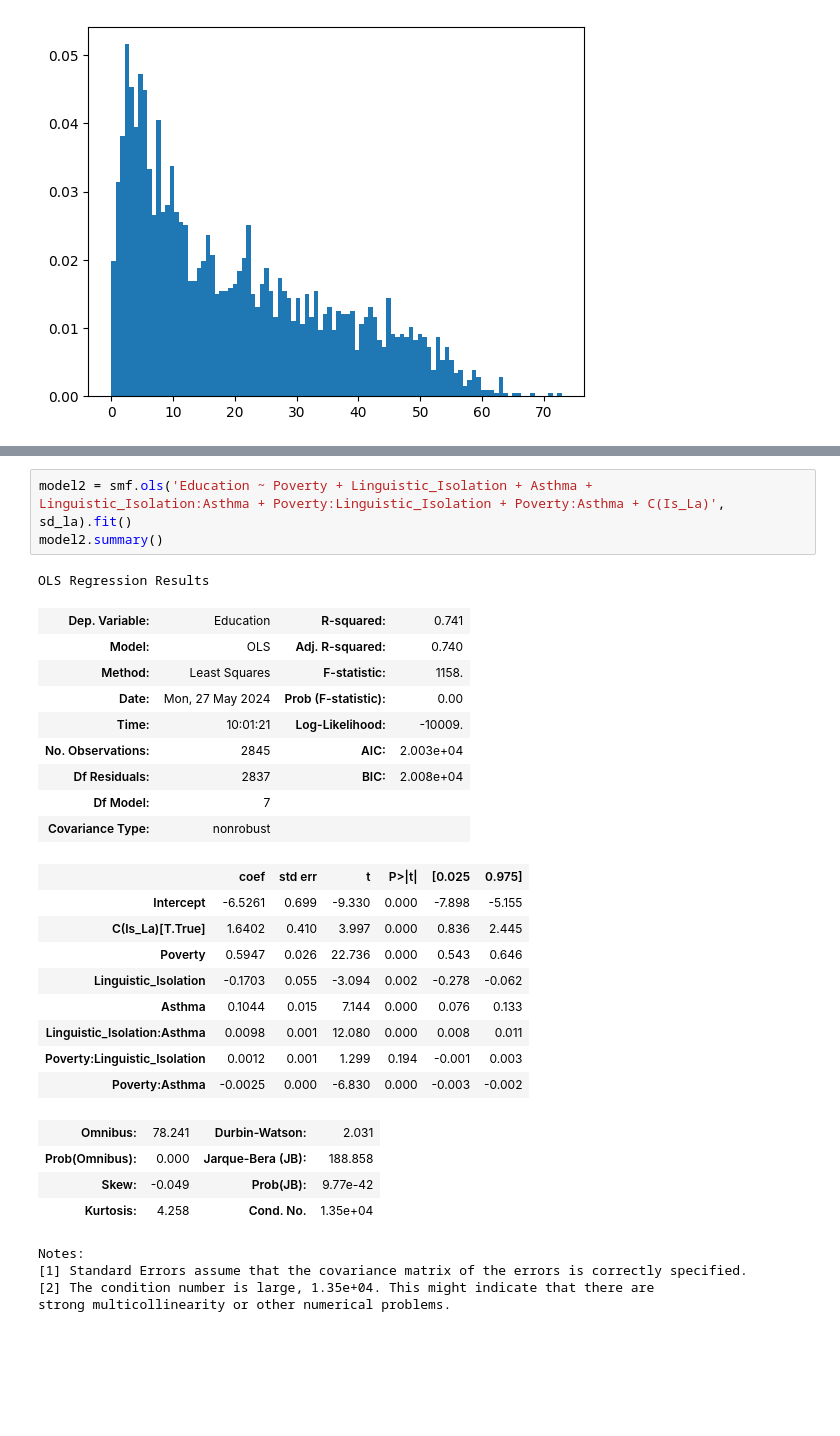
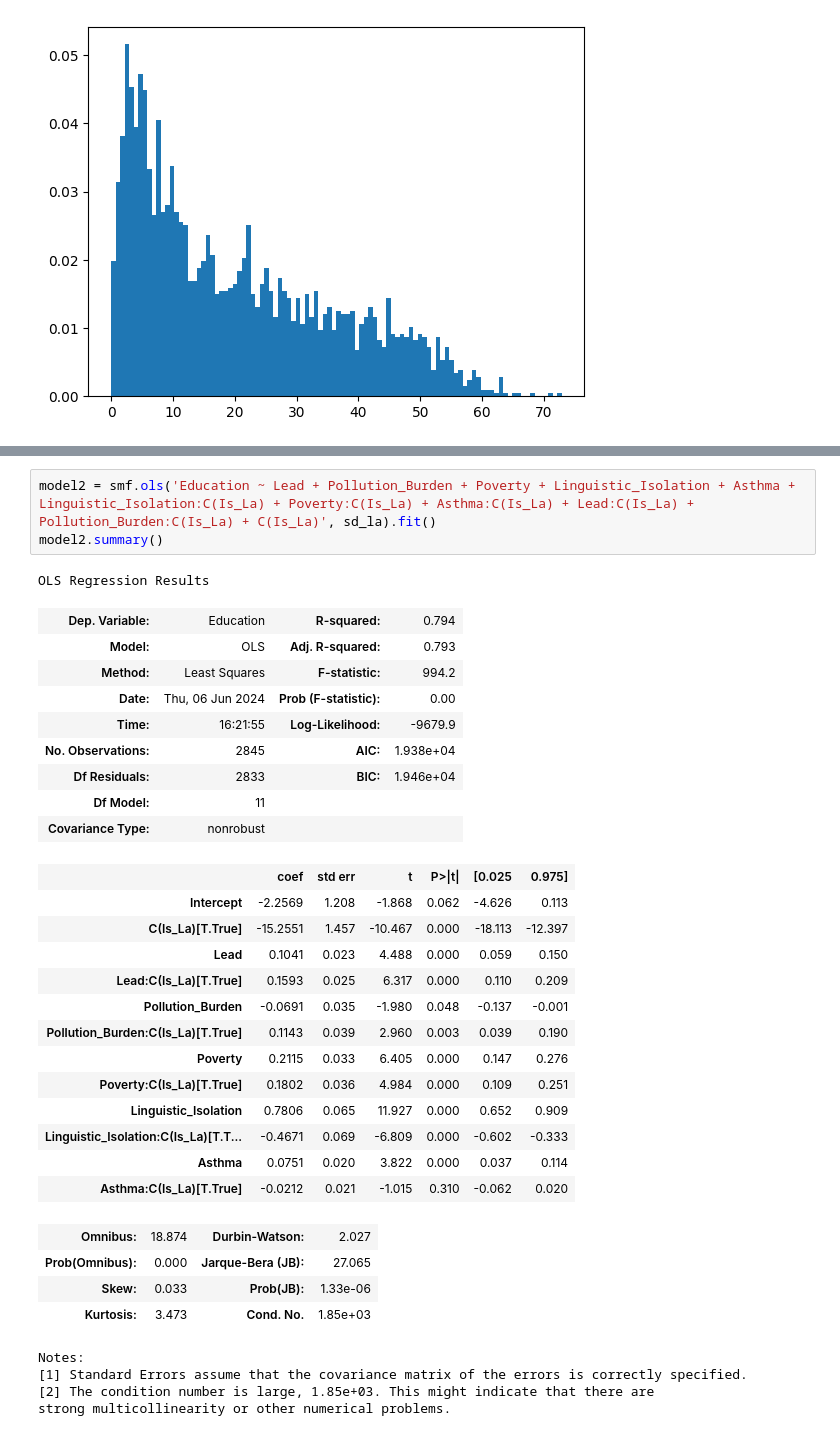
Before and after one commit to valenciaaalberto/Math189Project, a Jupyter notebook: Data/project.ipynb, the cells around one changed output, grey strips where cells are left out. Drawn from its saved outputs; the diff is of its cells as text; blank space fills up the shorter version.

```diff
--- a/Data/project.ipynb
+++ b/Data/project.ipynb
@@ -422,33 +422,37 @@ OLS Regression Results
 Notes:
 [1] Standard Errors assume that the covariance matrix of the errors is correctly specified.
 # %%
-model2 = smf.ols('Education ~ Poverty + Linguistic_Isolation + Asthma + Linguistic_Isolation:Asthma + Poverty:Linguistic_Isolation + Poverty:Asthma + C(Is_La)', sd_la).fit()
+model2 = smf.ols('Education ~ Lead + Pollution_Burden + Poverty + Linguistic_Isolation + Asthma + Linguistic_Isolation:C(Is_La) + Poverty:C(Is_La) + Asthma:C(Is_La) + Lead:C(Is_La) + Pollution_Burden:C(Is_La) + C(Is_La)', sd_la).fit()
 model2.summary()
 # %% [output]
 OLS Regression Results
-| Dep. Variable: | Education | R-squared: | 0.741 |
-| Model: | OLS | Adj. R-squared: | 0.740 |
-| Method: | Least Squares | F-statistic: | 1158. |
-| Date: | Mon, 27 May 2024 | Prob (F-statistic): | 0.00 |
-| Time: | 10:01:21 | Log-Likelihood: | -10009. |
-| No. Observations: | 2845 | AIC: | 2.003e+04 |
-| Df Residuals: | 2837 | BIC: | 2.008e+04 |
-| Df Model: | 7 |  |  |
+| Dep. Variable: | Education | R-squared: | 0.794 |
+| Model: | OLS | Adj. R-squared: | 0.793 |
+| Method: | Least Squares | F-statistic: | 994.2 |
+| Date: | Thu, 06 Jun 2024 | Prob (F-statistic): | 0.00 |
+| Time: | 16:21:55 | Log-Likelihood: | -9679.9 |
+| No. Observations: | 2845 | AIC: | 1.938e+04 |
+| Df Residuals: | 2833 | BIC: | 1.946e+04 |
+| Df Model: | 11 |  |  |
 | Covariance Type: | nonrobust |  |  |
 |  | coef | std err | t | P>|t| | [0.025 | 0.975] |
-| Intercept | -6.5261 | 0.699 | -9.330 | 0.000 | -7.898 | -5.155 |
-| C(Is_La)[T.True] | 1.6402 | 0.410 | 3.997 | 0.000 | 0.836 | 2.445 |
-| Poverty | 0.5947 | 0.026 | 22.736 | 0.000 | 0.543 | 0.646 |
-| Linguistic_Isolation | -0.1703 | 0.055 | -3.094 | 0.002 | -0.278 | -0.062 |
-| Asthma | 0.1044 | 0.015 | 7.144 | 0.000 | 0.076 | 0.133 |
-| Linguistic_Isolation:Asthma | 0.0098 | 0.001 | 12.080 | 0.000 | 0.008 | 0.011 |
-| Poverty:Linguistic_Isolation | 0.0012 | 0.001 | 1.299 | 0.194 | -0.001 | 0.003 |
-| Poverty:Asthma | -0.0025 | 0.000 | -6.830 | 0.000 | -0.003 | -0.002 |
+| Intercept | -2.2569 | 1.208 | -1.868 | 0.062 | -4.626 | 0.113 |
+| C(Is_La)[T.True] | -15.2551 | 1.457 | -10.467 | 0.000 | -18.113 | -12.397 |
+| Lead | 0.1041 | 0.023 | 4.488 | 0.000 | 0.059 | 0.150 |
+| Lead:C(Is_La)[T.True] | 0.1593 | 0.025 | 6.317 | 0.000 | 0.110 | 0.209 |
+| Pollution_Burden | -0.0691 | 0.035 | -1.980 | 0.048 | -0.137 | -0.001 |
+| Pollution_Burden:C(Is_La)[T.True] | 0.1143 | 0.039 | 2.960 | 0.003 | 0.039 | 0.190 |
+| Poverty | 0.2115 | 0.033 | 6.405 | 0.000 | 0.147 | 0.276 |
+| Poverty:C(Is_La)[T.True] | 0.1802 | 0.036 | 4.984 | 0.000 | 0.109 | 0.251 |
+| Linguistic_Isolation | 0.7806 | 0.065 | 11.927 | 0.000 | 0.652 | 0.909 |
+| Linguistic_Isolation:C(Is_La)[T.T... | -0.4671 | 0.069 | -6.809 | 0.000 | -0.602 | -0.333 |
+| Asthma | 0.0751 | 0.020 | 3.822 | 0.000 | 0.037 | 0.114 |
+| Asthma:C(Is_La)[T.True] | -0.0212 | 0.021 | -1.015 | 0.310 | -0.062 | 0.020 |
-| Omnibus: | 78.241 | Durbin-Watson: | 2.031 |
-| Prob(Omnibus): | 0.000 | Jarque-Bera (JB): | 188.858 |
-| Skew: | -0.049 | Prob(JB): | 9.77e-42 |
-| Kurtosis: | 4.258 | Cond. No. | 1.35e+04 |
+| Omnibus: | 18.874 | Durbin-Watson: | 2.027 |
+| Prob(Omnibus): | 0.000 | Jarque-Bera (JB): | 27.065 |
+| Skew: | 0.033 | Prob(JB): | 1.33e-06 |
+| Kurtosis: | 3.473 | Cond. No. | 1.85e+03 |
 Notes:
 [1] Standard Errors assume that the covariance matrix of the errors is correctly specified.
-[2] The condition number is large, 1.35e+04. This might indicate that there are
+[2] The condition number is large, 1.85e+03. This might indicate that there are
 strong multicollinearity or other numerical problems.
```
Also changed, not shown: parts of 7 cells of this notebook.
